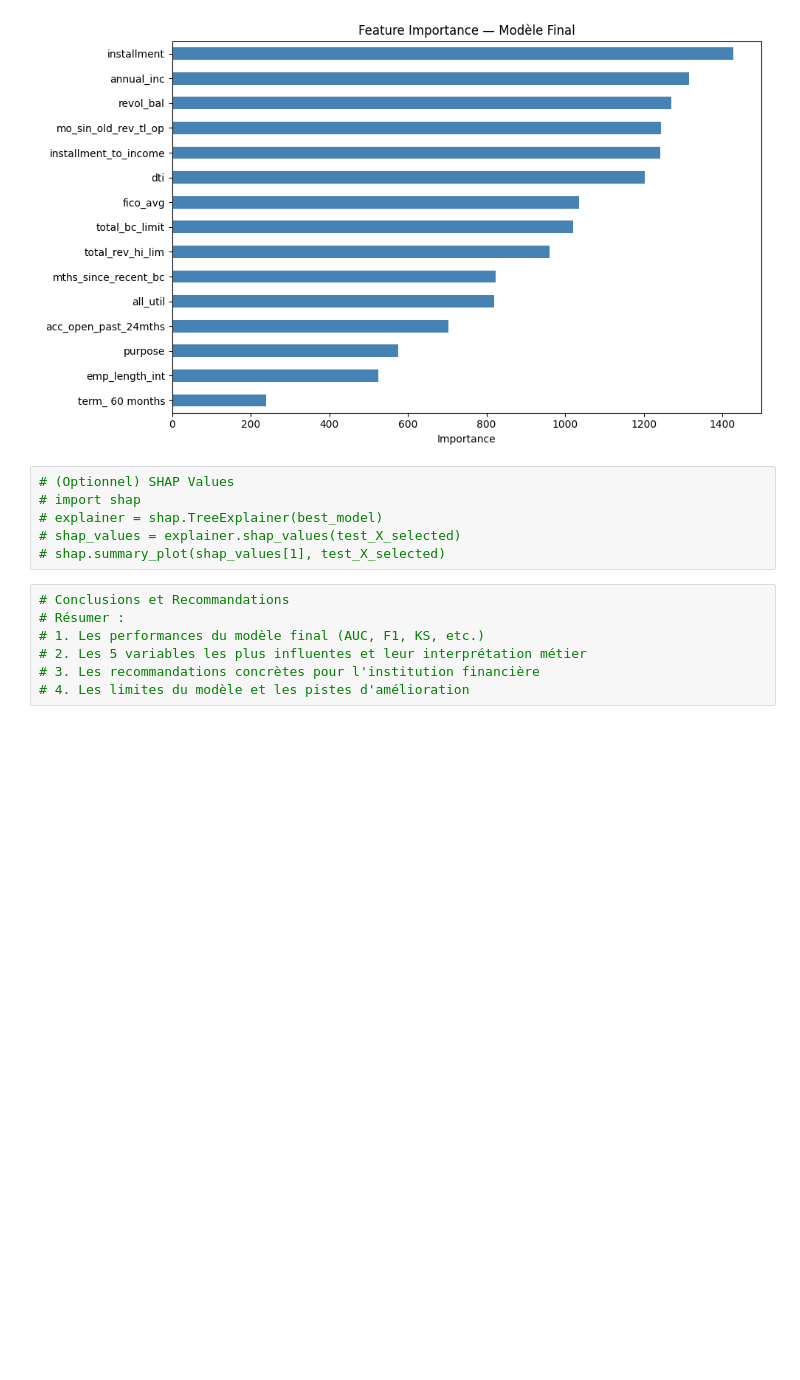
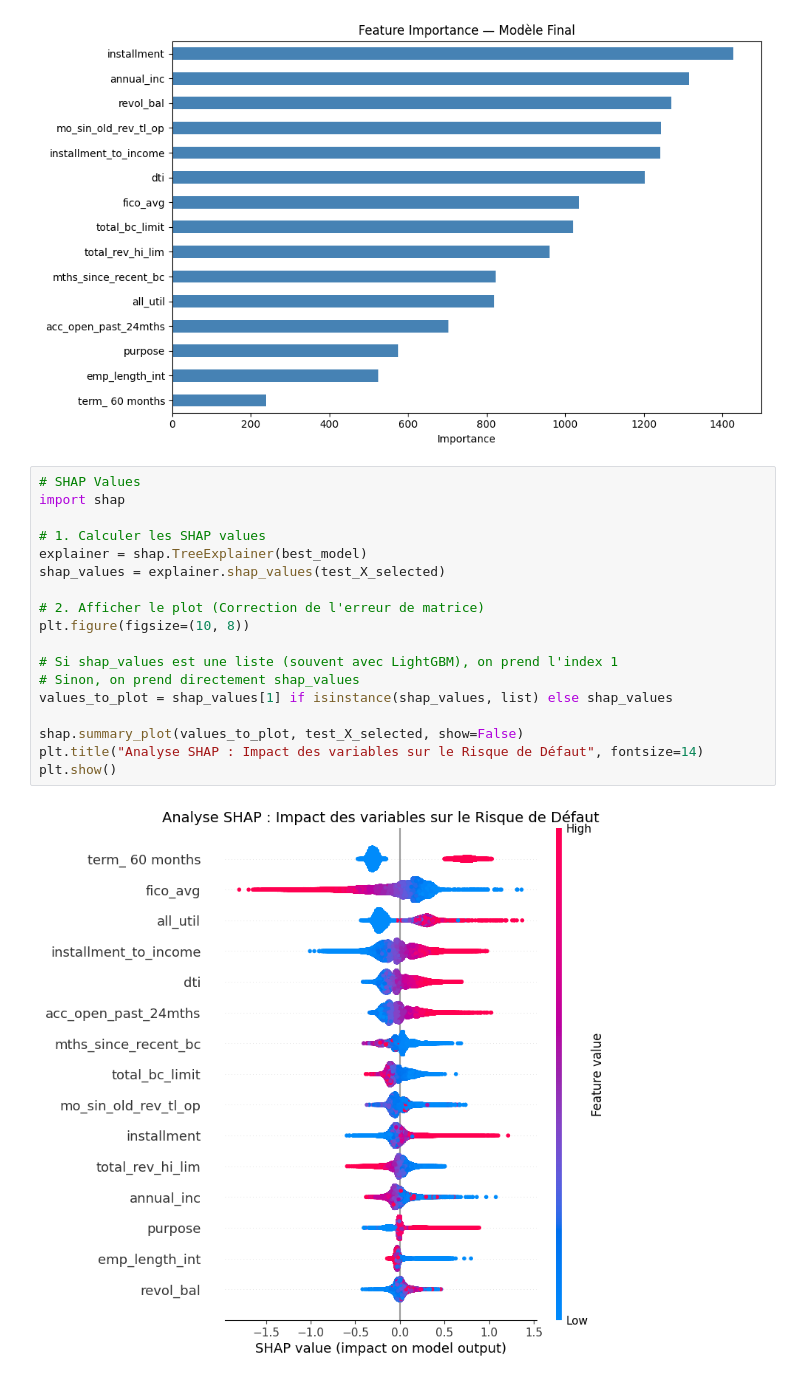
Before and after one commit to SeiDra/lending-club-prediction, a Jupyter notebook: du_sda_ml2_P4_modeling.ipynb, the cells around one changed output. Drawn from its saved outputs; the diff is of its cells as text; blank space fills up the shorter version.

Commit message:
shap et ccl

```diff
--- a/du_sda_ml2_P4_modeling.ipynb
+++ b/du_sda_ml2_P4_modeling.ipynb
@@ -295,16 +294,23 @@ plt.tight_layout()
 plt.show()
 # %% [output]
 [figure]
-# %%
-# (Optionnel) SHAP Values
-# import shap
-# explainer = shap.TreeExplainer(best_model)
-# shap_values = explainer.shap_values(test_X_selected)
-# shap.summary_plot(shap_values[1], test_X_selected)
-# %%
-# Conclusions et Recommandations
-# Résumer :
-# 1. Les performances du modèle final (AUC, F1, KS, etc.)
-# 2. Les 5 variables les plus influentes et leur interprétation métier
-# 3. Les recommandations concrètes pour l'institution financière
-# 4. Les limites du modèle et les pistes d'amélioration
+# %%
+# SHAP Values
+import shap
+
+# 1. Calculer les SHAP values
+explainer = shap.TreeExplainer(best_model)
+shap_values = explainer.shap_values(test_X_selected)
+
+# 2. Afficher le plot (Correction de l'erreur de matrice)
+plt.figure(figsize=(10, 8))
+
+# Si shap_values est une liste (souvent avec LightGBM), on prend l'index 1
+# Sinon, on prend directement shap_values
+values_to_plot = shap_values[1] if isinstance(shap_values, list) else shap_values
+
+shap.summary_plot(values_to_plot, test_X_selected, show=False)
+plt.title("Analyse SHAP : Impact des variables sur le Risque de Défaut", fontsize=14)
+plt.show()
+# %% [output]
+[figure, added]
```
Also changed, not shown: parts of 2 cells of this notebook.
